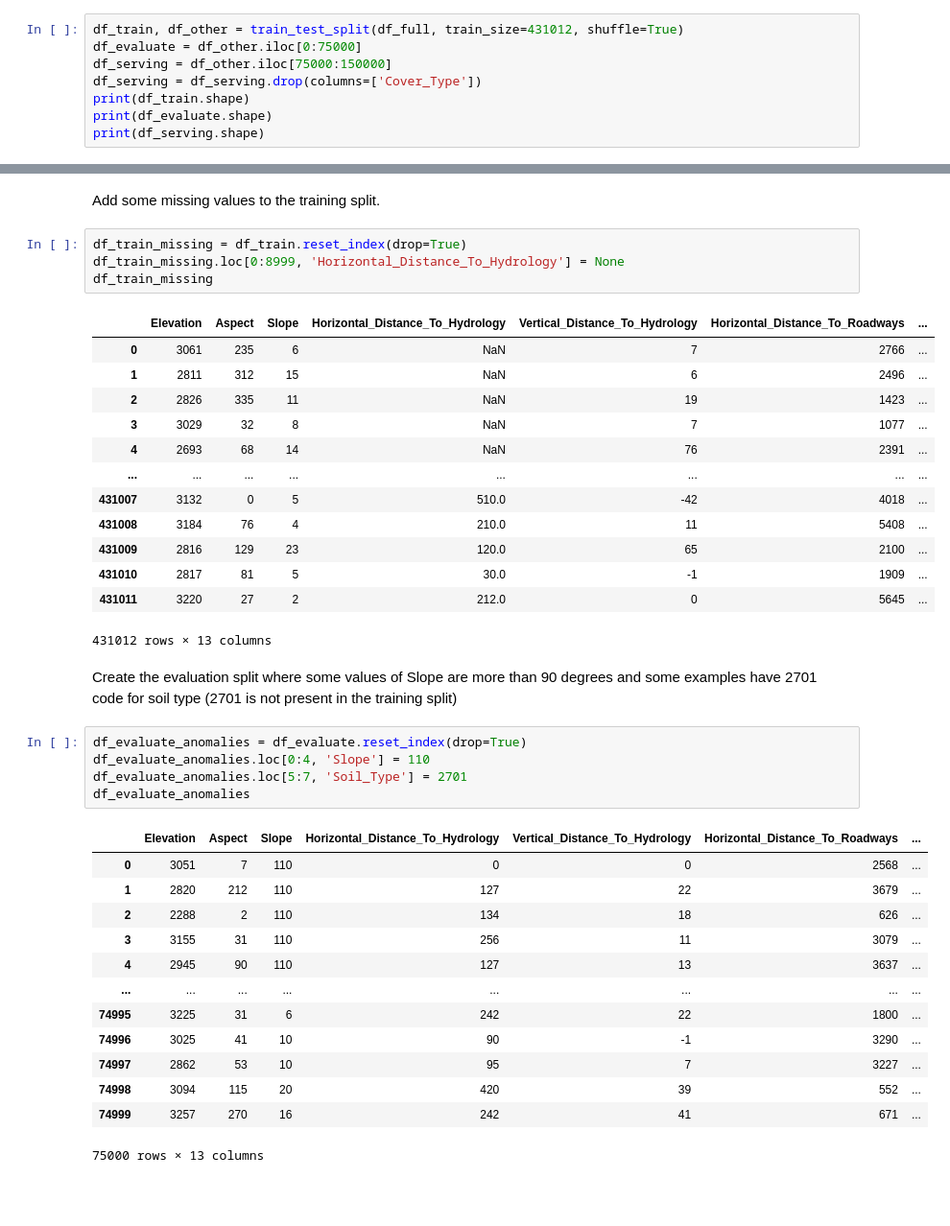
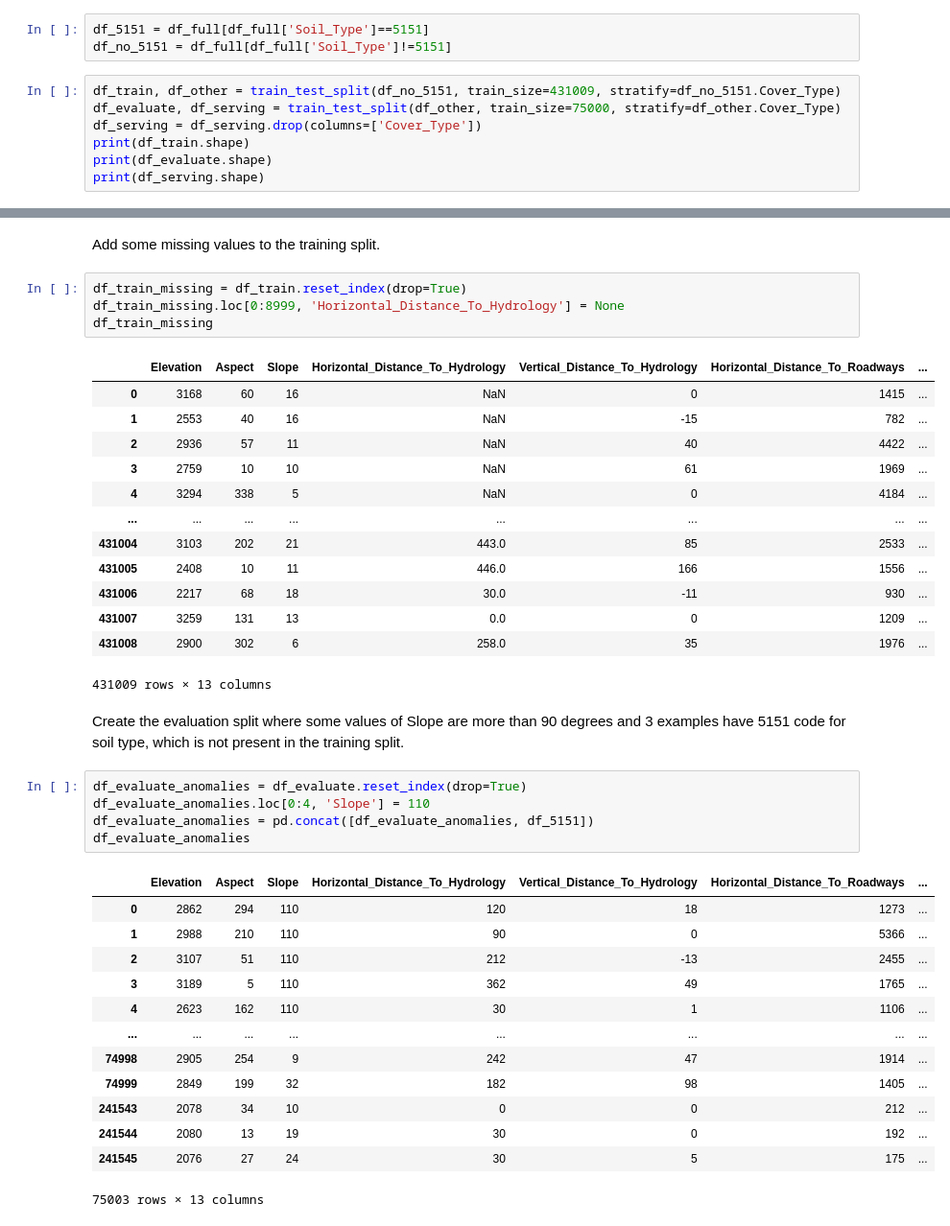
Before and after one commit to marsbroshok/mlops-labs, a Jupyter notebook: datasets/covertype/wrangle/prepare.ipynb, the cells around one changed output, grey strips where cells are left out. Shown at 96% size. Cells and saved outputs as stored; diff of their text form; blank space fills up the shorter version.

Commit message:
Fixed covertype dataset

```diff
--- a/datasets/covertype/wrangle/prepare.ipynb
+++ b/datasets/covertype/wrangle/prepare.ipynb
@@ -181,7 +154,9 @@ df_full
+# %%
+df_5151 = df_full[df_full['Soil_Type']==5151]
+df_no_5151 = df_full[df_full['Soil_Type']!=5151]
 # %%
-df_train, df_other = train_test_split(df_full, train_size=431012, shuffle=True)
-df_evaluate = df_other.iloc[0:75000]
-df_serving = df_other.iloc[75000:150000]
+df_train, df_other = train_test_split(df_no_5151, train_size=431009, stratify=df_no_5151.Cover_Type)
+df_evaluate, df_serving = train_test_split(df_other, train_size=75000, stratify=df_other.Cover_Type)
 df_serving = df_serving.drop(columns=['Cover_Type'])
 print(df_train.shape)
 print(df_evaluate.shape)
@@ -198,36 +173,36 @@ df_train_missing.loc[0:8999, 'Horizontal_Distance_To_Hydrology'] = None
 df_train_missing
 # %% [output]
 |  | Elevation | Aspect | Slope | Horizontal_Distance_To_Hydrology | Vertical_Distance_To_Hydrology | Horizontal_Distance_To_Roadways | ... |
-| 0 | 3061 | 235 | 6 | NaN | 7 | 2766 | ... |
-| 1 | 2811 | 312 | 15 | NaN | 6 | 2496 | ... |
-| 2 | 2826 | 335 | 11 | NaN | 19 | 1423 | ... |
-| 3 | 3029 | 32 | 8 | NaN | 7 | 1077 | ... |
-| 4 | 2693 | 68 | 14 | NaN | 76 | 2391 | ... |
+| 0 | 3168 | 60 | 16 | NaN | 0 | 1415 | ... |
+| 1 | 2553 | 40 | 16 | NaN | -15 | 782 | ... |
+| 2 | 2936 | 57 | 11 | NaN | 40 | 4422 | ... |
+| 3 | 2759 | 10 | 10 | NaN | 61 | 1969 | ... |
+| 4 | 3294 | 338 | 5 | NaN | 0 | 4184 | ... |
 | ... | ... | ... | ... | ... | ... | ... | ... |
-| 431007 | 3132 | 0 | 5 | 510.0 | -42 | 4018 | ... |
-| 431008 | 3184 | 76 | 4 | 210.0 | 11 | 5408 | ... |
-| 431009 | 2816 | 129 | 23 | 120.0 | 65 | 2100 | ... |
-| 431010 | 2817 | 81 | 5 | 30.0 | -1 | 1909 | ... |
-| 431011 | 3220 | 27 | 2 | 212.0 | 0 | 5645 | ... |
+| 431004 | 3103 | 202 | 21 | 443.0 | 85 | 2533 | ... |
+| 431005 | 2408 | 10 | 11 | 446.0 | 166 | 1556 | ... |
+| 431006 | 2217 | 68 | 18 | 30.0 | -11 | 930 | ... |
+| 431007 | 3259 | 131 | 13 | 0.0 | 0 | 1209 | ... |
+| 431008 | 2900 | 302 | 6 | 258.0 | 35 | 1976 | ... |
-431012 rows × 13 columns
+431009 rows × 13 columns
 # %% [markdown]
-Create the evaluation split where some values of Slope are more than 90 degrees and some examples have 2701 code for soil type (2701 is not present in the training split)
+Create the evaluation split where some values of Slope are more than 90 degrees and 3 examples have 5151 code for soil type, which is not present in the training split.
 # %%
 df_evaluate_anomalies = df_evaluate.reset_index(drop=True)
 df_evaluate_anomalies.loc[0:4, 'Slope'] = 110
-df_evaluate_anomalies.loc[5:7, 'Soil_Type'] = 2701
+df_evaluate_anomalies = pd.concat([df_evaluate_anomalies, df_5151])
 df_evaluate_anomalies
 # %% [output]
 |  | Elevation | Aspect | Slope | Horizontal_Distance_To_Hydrology | Vertical_Distance_To_Hydrology | Horizontal_Distance_To_Roadways | ... |
-| 0 | 3051 | 7 | 110 | 0 | 0 | 2568 | ... |
-| 1 | 2820 | 212 | 110 | 127 | 22 | 3679 | ... |
-| 2 | 2288 | 2 | 110 | 134 | 18 | 626 | ... |
-| 3 | 3155 | 31 | 110 | 256 | 11 | 3079 | ... |
-| 4 | 2945 | 90 | 110 | 127 | 13 | 3637 | ... |
+| 0 | 2862 | 294 | 110 | 120 | 18 | 1273 | ... |
+| 1 | 2988 | 210 | 110 | 90 | 0 | 5366 | ... |
+| 2 | 3107 | 51 | 110 | 212 | -13 | 2455 | ... |
+| 3 | 3189 | 5 | 110 | 362 | 49 | 1765 | ... |
+| 4 | 2623 | 162 | 110 | 30 | 1 | 1106 | ... |
 | ... | ... | ... | ... | ... | ... | ... | ... |
-| 74995 | 3225 | 31 | 6 | 242 | 22 | 1800 | ... |
-| 74996 | 3025 | 41 | 10 | 90 | -1 | 3290 | ... |
-| 74997 | 2862 | 53 | 10 | 95 | 7 | 3227 | ... |
-| 74998 | 3094 | 115 | 20 | 420 | 39 | 552 | ... |
-| 74999 | 3257 | 270 | 16 | 242 | 41 | 671 | ... |
+| 74998 | 2905 | 254 | 9 | 242 | 47 | 1914 | ... |
+| 74999 | 2849 | 199 | 32 | 182 | 98 | 1405 | ... |
+| 241543 | 2078 | 34 | 10 | 0 | 0 | 212 | ... |
+| 241544 | 2080 | 13 | 19 | 30 | 0 | 192 | ... |
+| 241545 | 2076 | 27 | 24 | 30 | 5 | 175 | ... |
-75000 rows × 13 columns
+75003 rows × 13 columns
```
Also changed, not shown: parts of 13 cells of this notebook, 5 other files.
